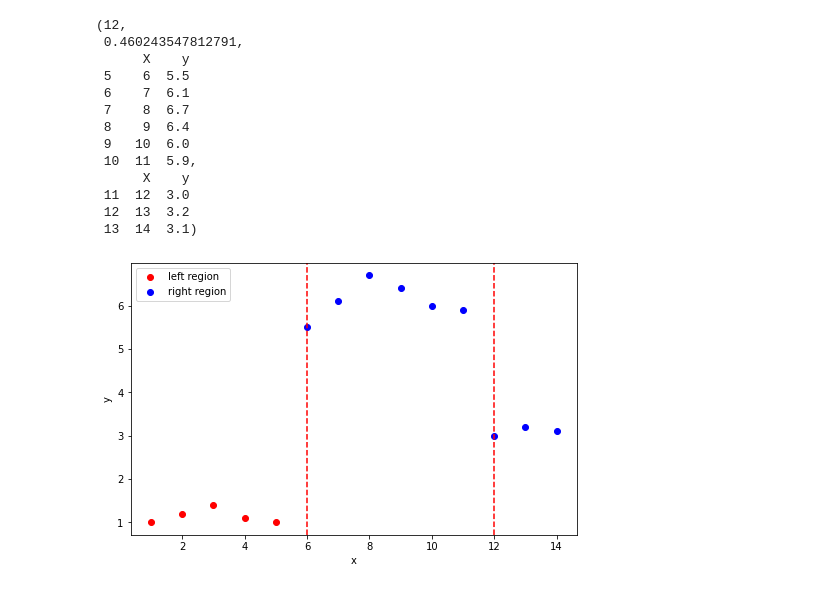
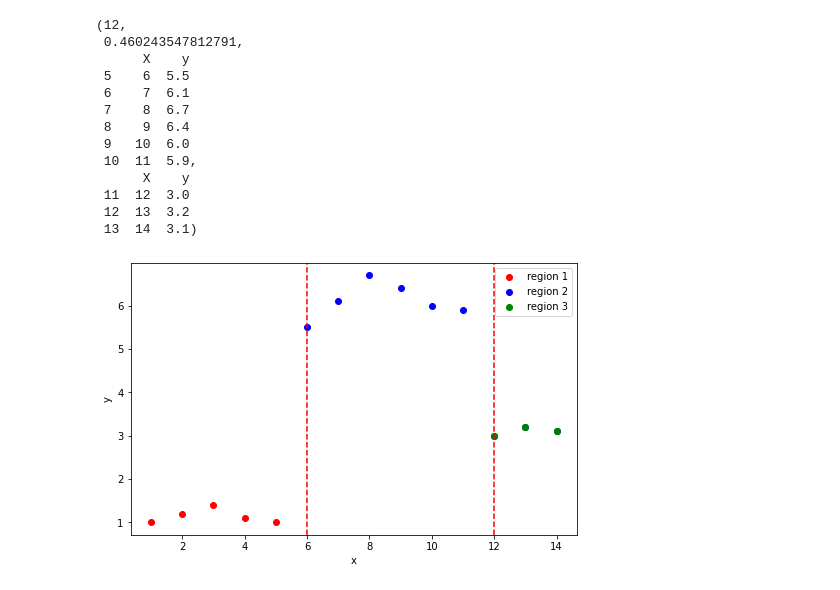
Before and after one commit to rahmanazizf/dtree_from_scratch, a Jupyter notebook: dt_note.ipynb, the cells around one changed output. Saved outputs shown, nothing was run; the diff lists cells and outputs as text; code cells hidden in the pictures.

```diff
--- a/dt_note.ipynb
+++ b/dt_note.ipynb
@@ -249,21 +249,23 @@ bthre, brmse, data_left, data_right
 # %%
 # plot kembali data beserta boundary yang telah kita dapat melalui perhitungan
 # threshold
 thre = best_threshold
 # split data
 data_left, data_right = split_data(data, thre)
+_, data_most_right = split_data(data_right, bthre)
 
 # plot data
 fig, ax = plt.subplots(ncols=1, nrows=1, figsize=(8,5))
-ax.scatter(data_left['X'], data_left['y'], c='r', label = 'left region')
-ax.scatter(data_right['X'], data_right['y'], c='b', label = 'right region')
+ax.scatter(data_left['X'], data_left['y'], c='r', label = 'region 1')
+ax.scatter(data_right['X'], data_right['y'], c='b', label = 'region 2')
+ax.scatter(data_most_right['X'], data_most_right['y'], c='g', label = 'region 3')
 ax.axvline(x=thre, color='r', linestyle='--')
 ax.axvline(x=bthre, color='r', linestyle='--')
 ax.set_xlabel('x')
 ax.set_ylabel('y')
 ax.legend()
 plt.show()
 # %% [output]
-[figure, old version]
+[figure, new version]
 # %%
 # TODO: coba dengan sklearn
```
